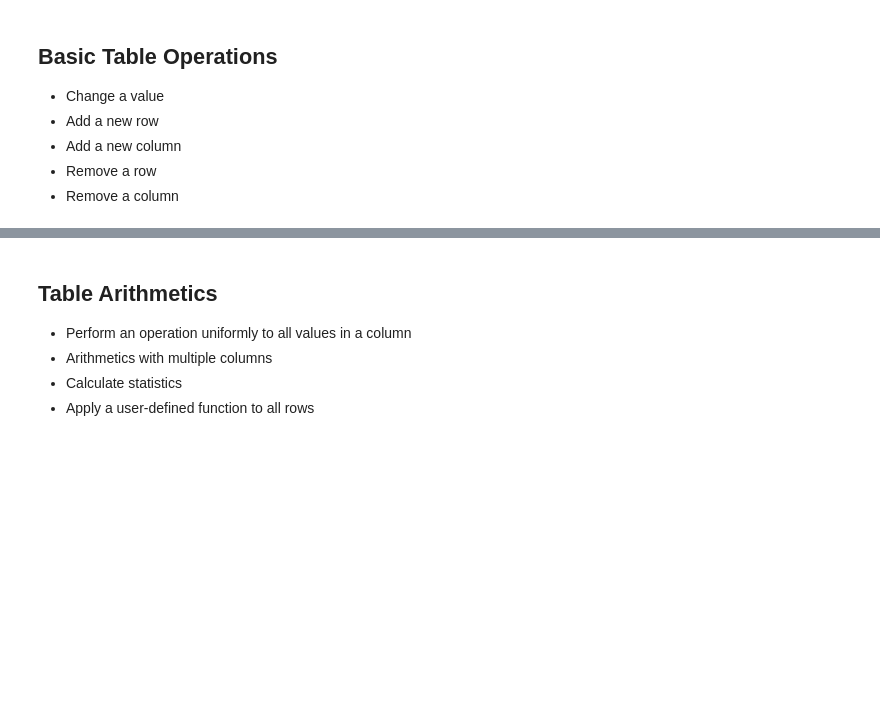
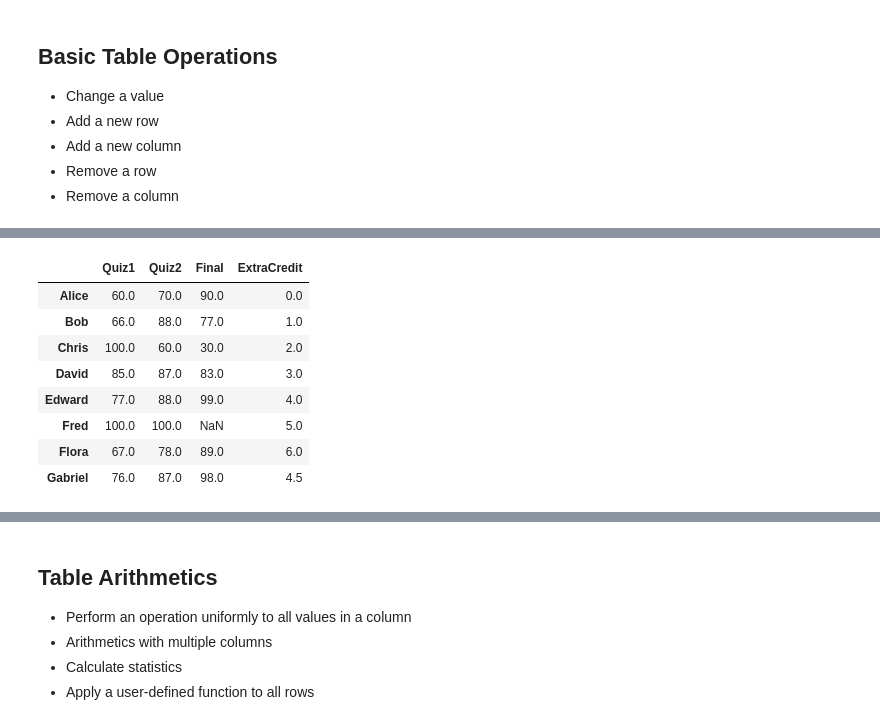
Before and after one commit to ch00226855/CMP464788Spring2023, a Jupyter notebook: Week04_Pandas.ipynb, the cells around one changed output, grey strips where cells are left out. Cells and saved outputs as stored; diff of their text form; code cells hidden in the pictures; blank space fills up the shorter version.

```diff
--- a/Week04_Pandas.ipynb
+++ b/Week04_Pandas.ipynb
@@ -83,0 +166,7 @@ scores
+# %%
+print("Data types:\n", scores.dtypes) # Each columns has its own data type
+# Change Quiz1 to integers
+scores['Quiz1'] = scores['Quiz1'].astype(int)
+print("Data types after modification:")
+print(scores.dtypes)
+scores
@@ -92,5 +207,5 @@ more_scores = pd.DataFrame(data={'Quiz1': [67, 76],
                                  'Final': [89, 98]},
                            index=['Flora', 'Gabriel']) # Represent data as a dictionary
 print(more_scores)
-total_scores = scores.append(more_scores) # append() creates a new data frame
+total_scores = pd.concat([scores, more_scores]) # pd.concat() creates a new data frame
 total_scores
@@ -109,12 +249,22 @@ total_scores
 # %%
 # Remove record for Chris
 scores_without_chris = total_scores.drop('Chris') # drop() creates a new data frame
 
-# total_scores # The original data frame is not affected.
-# scores_without_chris
+total_scores # The original data frame is not affected.
+scores_without_chris
 
 # If you still want to keep a copy of the original data, assign the result from
 # drop() to a new variable. In this way you have two data frames.
+# %% [output]
+|  | Quiz1 | Quiz2 | Final | ExtraCredit |
+| Alice | 60.0 | 70.0 | 90.0 | 0.0 |
+| Bob | 66.0 | 88.0 | 77.0 | 1.0 |
+| Chris | 100.0 | 60.0 | 30.0 | 2.0 |
+| David | 85.0 | 87.0 | 83.0 | 3.0 |
+| Edward | 77.0 | 88.0 | 99.0 | 4.0 |
+| Fred | 100.0 | 100.0 | NaN | 5.0 |
+| Flora | 67.0 | 78.0 | 89.0 | 6.0 |
+| Gabriel | 76.0 | 87.0 | 98.0 | 4.5 |
 # %%
 # If the original data frame is no longer needed, then simply assign the drop
 # result to the same variable.
```
Also changed, not shown: parts of 42 cells of this notebook.
